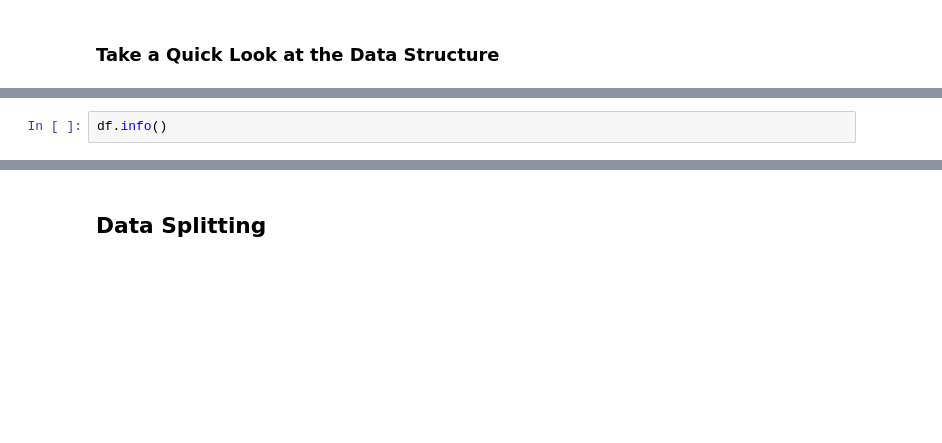
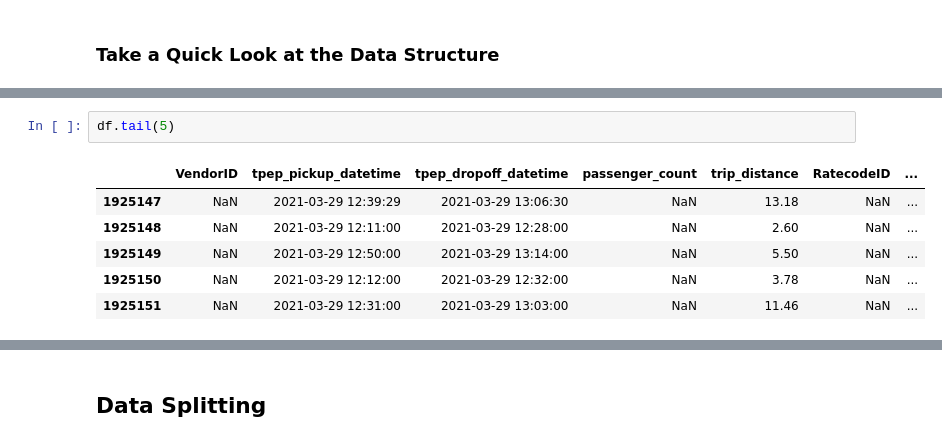
Before and after one commit to Mashael2030/Gemstone-Price-Prediction--Regression-Techniques, a Jupyter notebook: Code/TLC -Trip Regression linear Prediction .ipynb, the cells around one changed output, grey strips where cells are left out. Cells and saved outputs as stored; diff of their text form; blank space fills up the shorter version.

```diff
--- a/Code/TLC -Trip Regression linear Prediction .ipynb
+++ b/Code/TLC -Trip Regression linear Prediction .ipynb
@@ -39,2 +62,9 @@ df.head()
-# %%
-df.info()
+# %%
+df.tail(5)
+# %% [output]
+|  | VendorID | tpep_pickup_datetime | tpep_dropoff_datetime | passenger_count | trip_distance | RatecodeID | ... |
+| 1925147 | NaN | 2021-03-29 12:39:29 | 2021-03-29 13:06:30 | NaN | 13.18 | NaN | ... |
+| 1925148 | NaN | 2021-03-29 12:11:00 | 2021-03-29 12:28:00 | NaN | 2.60 | NaN | ... |
+| 1925149 | NaN | 2021-03-29 12:50:00 | 2021-03-29 13:14:00 | NaN | 5.50 | NaN | ... |
+| 1925150 | NaN | 2021-03-29 12:12:00 | 2021-03-29 12:32:00 | NaN | 3.78 | NaN | ... |
+| 1925151 | NaN | 2021-03-29 12:31:00 | 2021-03-29 13:03:00 | NaN | 11.46 | NaN | ... |
```
Also changed, not shown: parts of 161 cells of this notebook.
